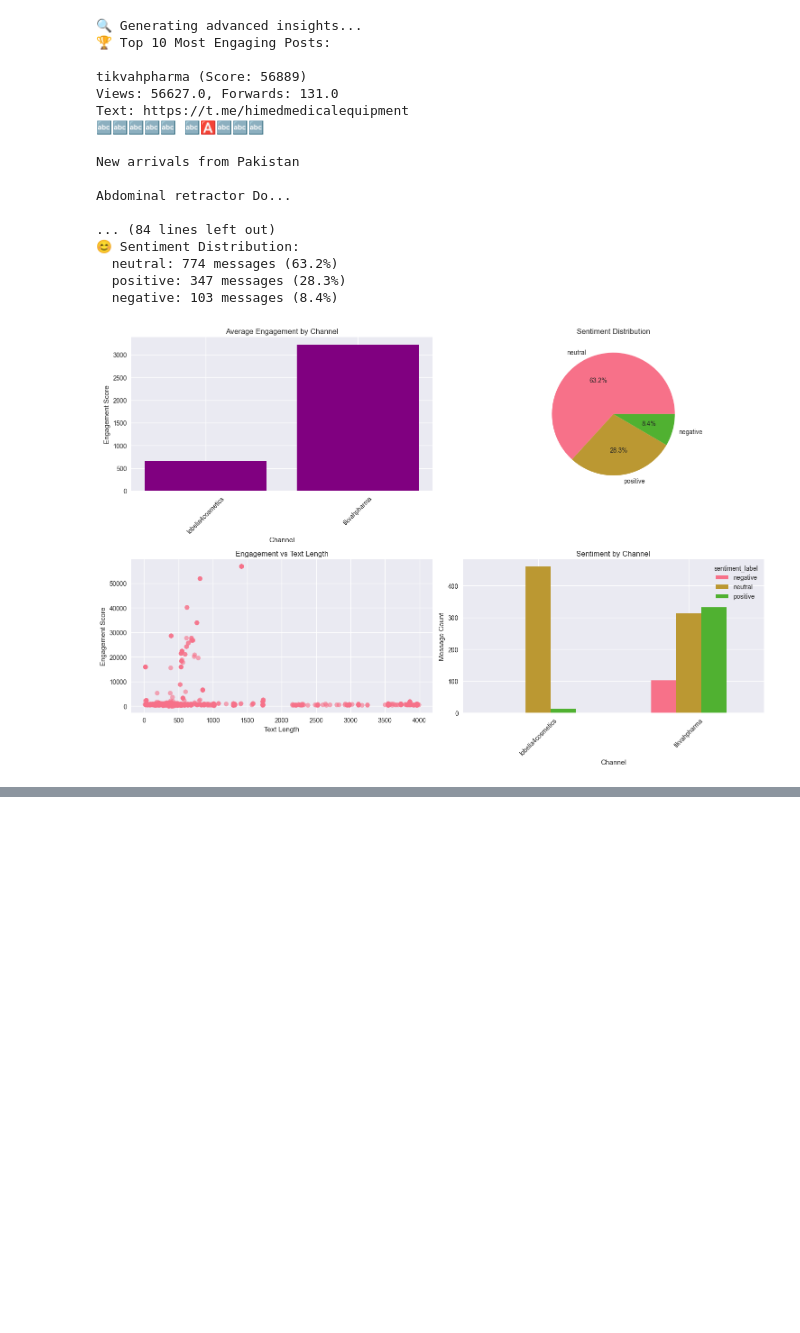
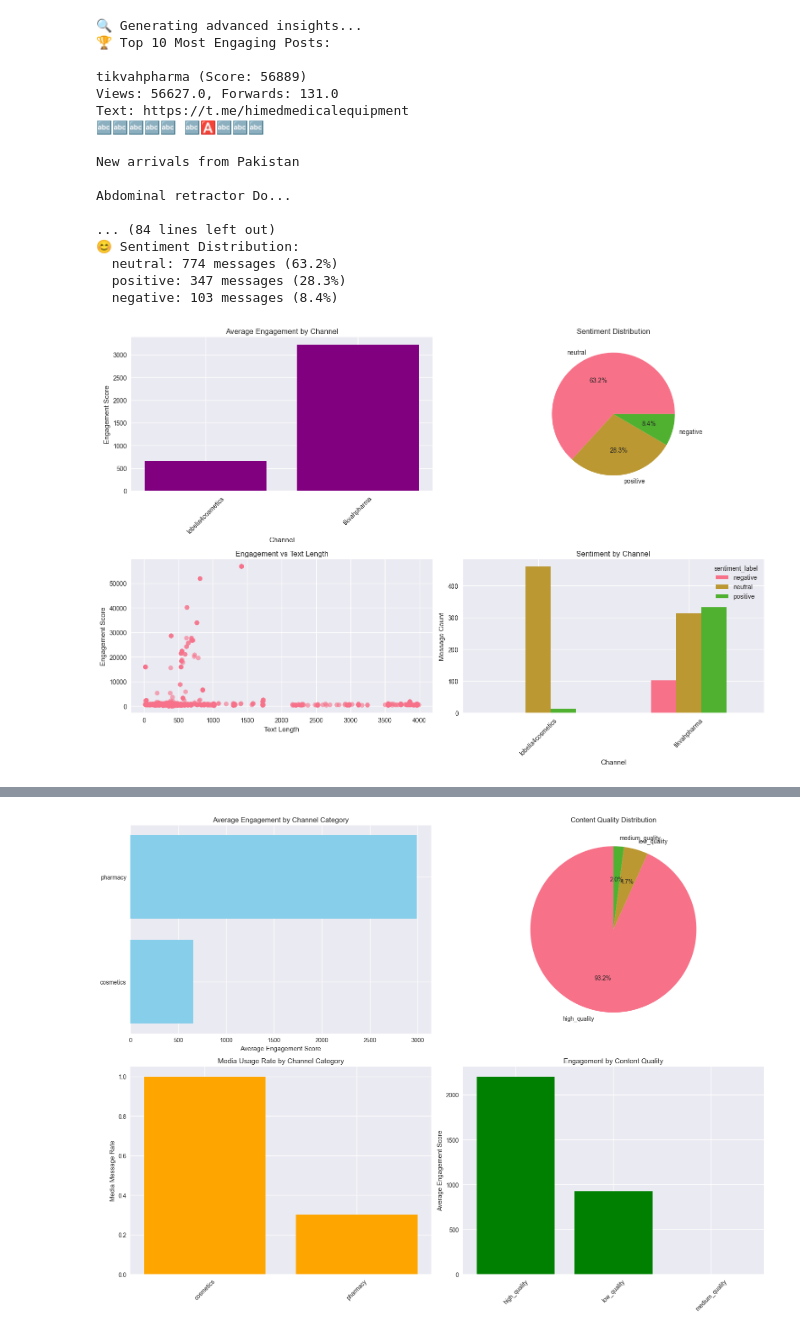
Before and after one commit to projwork/ShippingDataProduct, a Jupyter notebook: notebooks/medical_data_analysis.ipynb, the cells around one changed output, grey strips where cells are left out. Drawn from its saved outputs; the diff is of its cells as text; code cells hidden in the pictures; blank space fills up the shorter version.

Commit message:
add the remaining notebook analysis

```diff
--- a/notebooks/medical_data_analysis.ipynb
+++ b/notebooks/medical_data_analysis.ipynb
@@ -714,0 +1635,73 @@ print("🎯 Ready for next phase of analysis!")
+# %%
+# Enhanced Channel Analysis using Data Warehouse
+print("📊 Enhanced Channel Analysis from Data Warehouse")
+
+# Channel performance metrics from the warehouse
+channel_performance = df_warehouse.groupby(['channel_display_name', 'channel_category']).agg({
+    'message_key': 'count',
+    'engagement_score': ['sum', 'mean', 'median'],
+    'views': ['sum', 'mean'],
+    'forwards': ['sum', 'mean'],
+    'replies': ['sum', 'mean'],
+    'has_media': 'sum',
+    'text_length': 'mean',
+    'word_count': 'mean'
+}).round(2)
+
+channel_performance.columns = ['Total_Messages', 'Total_Engagement', 'Avg_Engagement', 'Median_Engagement',
+                              'Total_Views', 'Avg_Views', 'Total_Forwards', 'Avg_Forwards',
+                              'Total_Replies', 'Avg_Replies', 'Media_Messages', 'Avg_Text_Length', 'Avg_Word_Count']
+
+print("🏆 Top Performing Channels:")
+print(channel_performance.sort_values('Total_Engagement', ascending=False))
+
+# Content quality analysis
+print(f"\n📊 Content Quality Distribution:")
+quality_dist = df_warehouse['content_quality'].value_counts()
+for quality, count in quality_dist.items():
+    percentage = (count / len(df_warehouse)) * 100
+    print(f"  {quality}: {count:,} messages ({percentage:.1f}%)")
+
+# Channel category analysis
+print(f"\n🏷️ Channel Category Performance:")
+category_performance = df_warehouse.groupby('channel_category').agg({
+    'message_key': 'count',
+    'engagement_score': 'mean',
+    'has_media': 'mean',
+    'content_quality': lambda x: (x == 'high_quality').mean()
+}).round(3)
+
+category_performance.columns = ['Messages', 'Avg_Engagement', 'Media_Rate', 'High_Quality_Rate']
+print(category_performance.sort_values('Avg_Engagement', ascending=False))
+
+# Visualizations
+fig, axes = plt.subplots(2, 2, figsize=(16, 12))
+
+# Channel performance by category
+category_eng = df_warehouse.groupby('channel_category')['engagement_score'].mean().sort_values(ascending=True)
+axes[0, 0].barh(category_eng.index, category_eng.values, color='skyblue')
+axes[0, 0].set_title('Average Engagement by Channel Category')
+axes[0, 0].set_xlabel('Average Engagement Score')
+
+# Content quality distribution
+quality_counts = df_warehouse['content_quality'].value_counts()
+axes[0, 1].pie(quality_counts.values, labels=quality_counts.index, autopct='%1.1f%%', startangle=90)
+axes[0, 1].set_title('Content Quality Distribution')
+
+# Media usage by channel category
+media_by_category = df_warehouse.groupby('channel_category')['has_media'].mean()
+axes[1, 0].bar(media_by_category.index, media_by_category.values, color='orange')
+axes[1, 0].set_title('Media Usage Rate by Channel Category')
+axes[1, 0].set_ylabel('Media Message Rate')
+axes[1, 0].tick_params(axis='x', rotation=45)
+
+# Engagement vs Content Quality
+quality_engagement = df_warehouse.groupby('content_quality')['engagement_score'].mean()
+axes[1, 1].bar(quality_engagement.index, quality_engagement.values, color='green')
+axes[1, 1].set_title('Engagement by Content Quality')
+axes[1, 1].set_ylabel('Average Engagement Score')
+axes[1, 1].tick_params(axis='x', rotation=45)
+
+plt.tight_layout()
+plt.show()
+# %% [output]
@@ -714,0 +1725 @@ print("🎯 Ready for next phase of analysis!")
+[figure, added]
```
Also changed, not shown: parts of 18 cells of this notebook.
